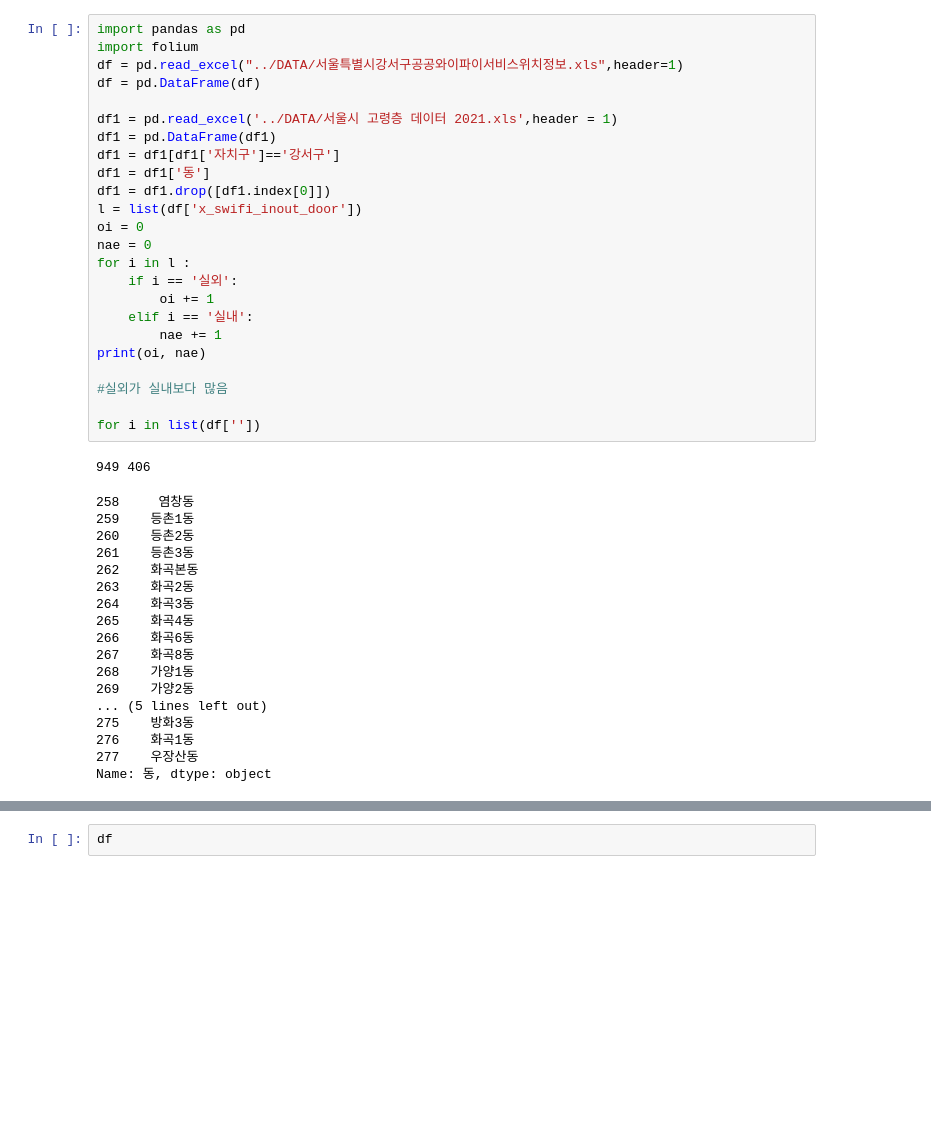
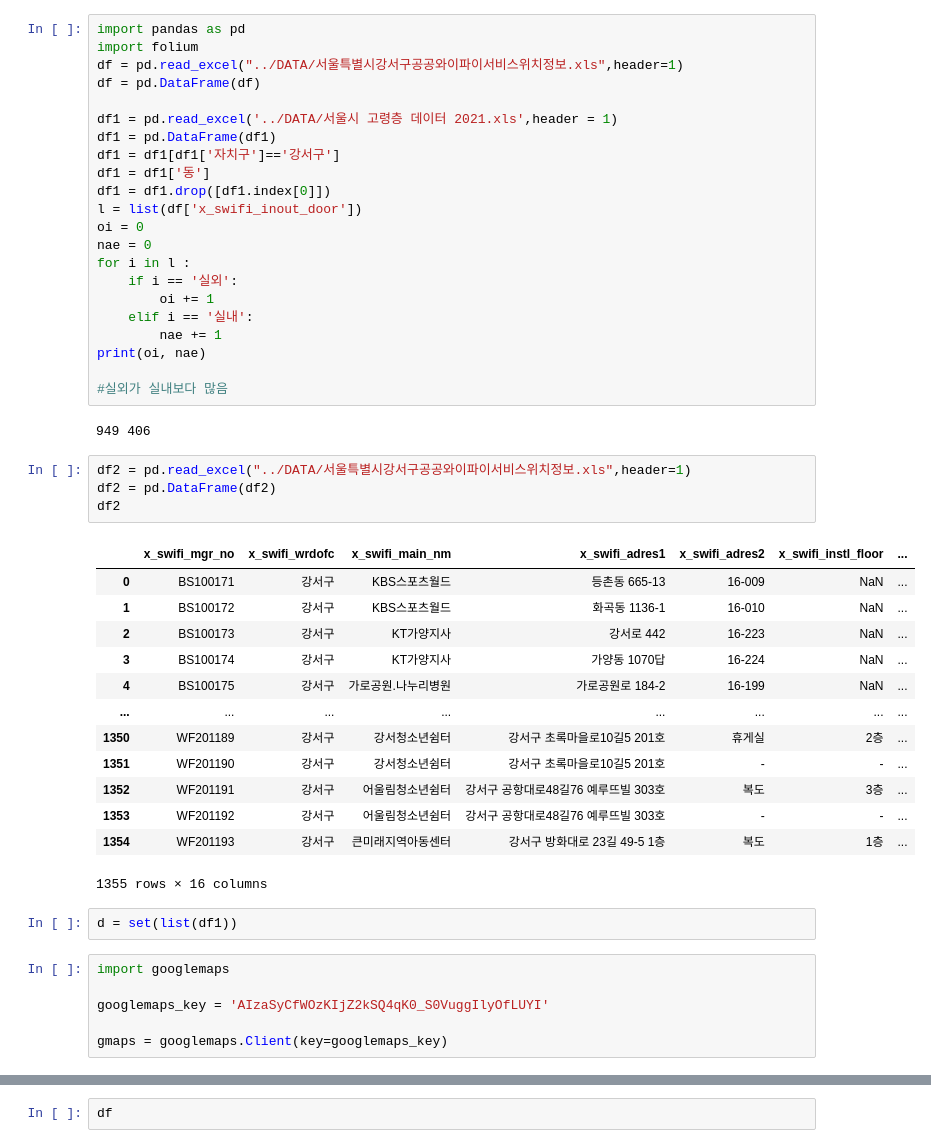
Before and after one commit to gs-competition2022/trashcan_project, a Jupyter notebook: 데이터 분석/공공 와이파이 분석.ipynb, the cells around one changed output, grey strips where cells are left out. Drawn from its saved outputs; the diff is of its cells as text; blank space fills up the shorter version.

```diff
--- a/데이터 분석/공공 와이파이 분석.ipynb
+++ b/데이터 분석/공공 와이파이 분석.ipynb
@@ -20,24 +20,31 @@ for i in l :
 print(oi, nae)
 
 #실외가 실내보다 많음
-
-for i in list(df[''])
 # %% [output]
 949 406
-258     염창동
-259    등촌1동
-260    등촌2동
-261    등촌3동
-262    화곡본동
-263    화곡2동
-264    화곡3동
-265    화곡4동
-266    화곡6동
-267    화곡8동
-268    가양1동
-269    가양2동
-... (5 lines left out)
-275    방화3동
-276    화곡1동
-277    우장산동
-Name: 동, dtype: object
+# %%
+df2 = pd.read_excel("../DATA/서울특별시강서구공공와이파이서비스위치정보.xls",header=1)
+df2 = pd.DataFrame(df2)
+df2
+# %% [output]
+|  | x_swifi_mgr_no | x_swifi_wrdofc | x_swifi_main_nm | x_swifi_adres1 | x_swifi_adres2 | x_swifi_instl_floor | ... |
+| 0 | BS100171 | 강서구 | KBS스포츠월드 | 등촌동 665-13 | 16-009 | NaN | ... |
+| 1 | BS100172 | 강서구 | KBS스포츠월드 | 화곡동 1136-1 | 16-010 | NaN | ... |
+| 2 | BS100173 | 강서구 | KT가양지사 | 강서로 442 | 16-223 | NaN | ... |
+| 3 | BS100174 | 강서구 | KT가양지사 | 가양동 1070답 | 16-224 | NaN | ... |
+| 4 | BS100175 | 강서구 | 가로공원.나누리병원 | 가로공원로 184-2 | 16-199 | NaN | ... |
+| ... | ... | ... | ... | ... | ... | ... | ... |
+| 1350 | WF201189 | 강서구 | 강서청소년쉼터 | 강서구 초록마을로10길5 201호 | 휴게실 | 2층 | ... |
+| 1351 | WF201190 | 강서구 | 강서청소년쉼터 | 강서구 초록마을로10길5 201호 | - | - | ... |
+| 1352 | WF201191 | 강서구 | 어울림청소년쉼터 | 강서구 공항대로48길76 예루뜨빌 303호 | 복도 | 3층 | ... |
+| 1353 | WF201192 | 강서구 | 어울림청소년쉼터 | 강서구 공항대로48길76 예루뜨빌 303호 | - | - | ... |
+| 1354 | WF201193 | 강서구 | 큰미래지역아동센터 | 강서구 방화대로 23길 49-5 1층 | 복도 | 1층 | ... |
+1355 rows × 16 columns
+# %%
+d = set(list(df1))
+# %%
+import googlemaps
+
+googlemaps_key = 'AIzaSyCfWOzKIjZ2kSQ4qK0_S0VuggIlyOfLUYI'
+
+gmaps = googlemaps.Client(key=googlemaps_key)
```
Also changed, not shown: parts of 5 cells of this notebook.
